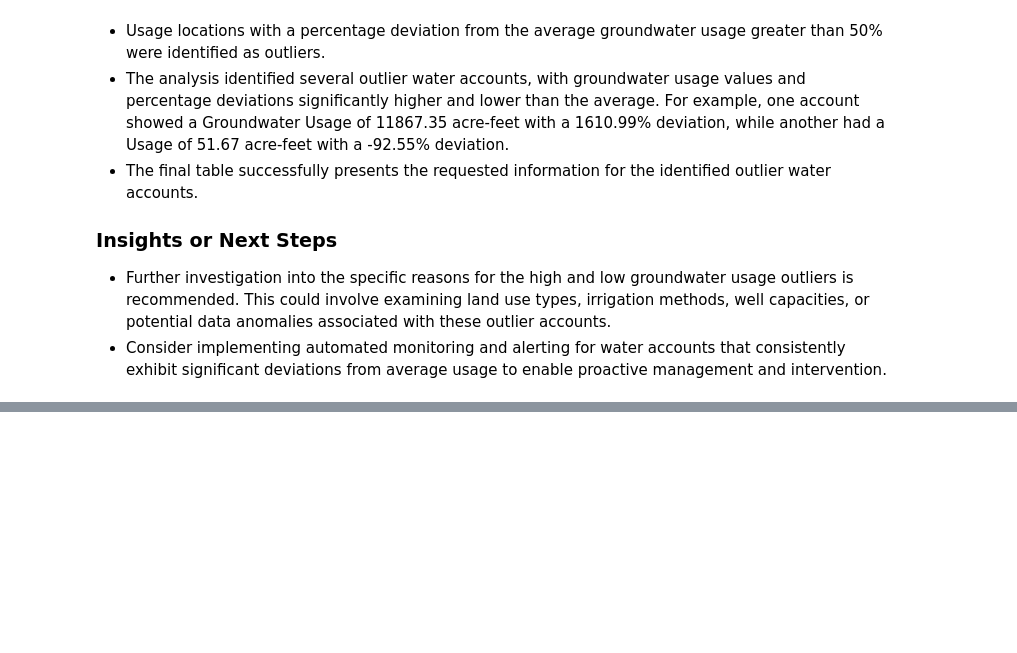
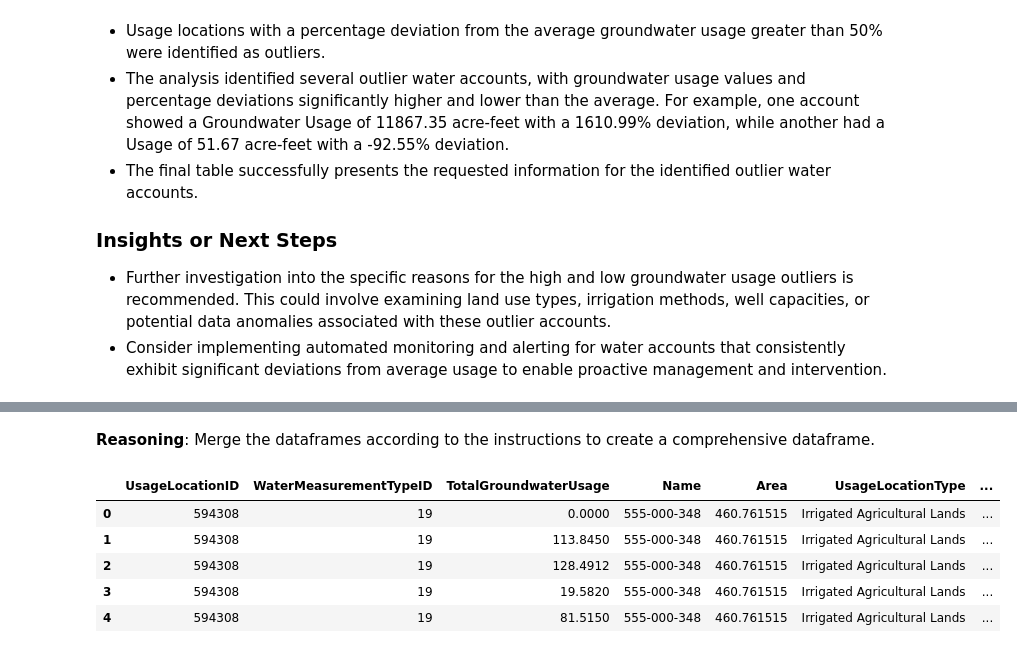
Before and after one commit to esassoc/qanat-community, a Jupyter notebook: Qanat.CommunityAPI/Examples/hackathon_2025_Use_Case_3.ipynb, the cells around one changed output, grey strips where cells are left out. Drawn from its saved outputs; the diff is of its cells as text; code cells hidden in the pictures; blank space fills up the shorter version.

```diff
--- a/Qanat.CommunityAPI/Examples/hackathon_2025_Use_Case_3.ipynb
+++ b/Qanat.CommunityAPI/Examples/hackathon_2025_Use_Case_3.ipynb
@@ -614,0 +618,20 @@ display(outlier_summary_table)
+# %%
+# Construct the API endpoint URL for water accounts
+water_accounts_path = '/geographies/{geographyID}/water-accounts'
+water_accounts_url = f"{base_url}{water_accounts_path.replace('{geographyID}', str(demo_geography_id))}"
+
+# Make the GET request
+print(f"Attempting to call: {water_accounts_url}")
+response = requests.get(water_accounts_url, headers=headers)
+
+# Raise an exception for bad status codes
+response.raise_for_status()
+
+# Parse the JSON response
+water_accounts_data = response.json()
+
+# Convert the parsed JSON data into a pandas DataFrame
+water_accounts_df = pd.DataFrame(water_accounts_data)
+
+# Display the head of the DataFrame
+display(water_accounts_df.head())
@@ -614,0 +651,38 @@ display(outlier_summary_table)
+# %% [markdown]
+**Reasoning**:
+Merge the dataframes according to the instructions to create a comprehensive dataframe.
+# %%
+# 1. Select relevant columns from water_measurements_df and rename
+water_measurements_selected = water_measurements_df[['UsageLocationID', 'WaterMeasurementTypeID', 'ReportedValueInAcreFeet']].rename(columns={'ReportedValueInAcreFeet': 'TotalGroundwaterUsage'})
+
+# 2. Select relevant columns from water_usage_df
+water_usage_selected = water_usage_df[['UsageLocationID', 'Name', 'Area', 'UsageLocationType', 'WaterAccountID']]
+
+# 3. Select relevant columns from parcels_df
+parcels_selected = parcels_df[['ParcelID', 'ParcelNumber', 'ParcelArea', 'OwnerName']]
+
+# 4. Select relevant columns from water_accounts_df
+water_accounts_selected = water_accounts_df[['WaterAccountID', 'WaterAccountNumber', 'WaterAccountName', 'WaterAccountContactName', 'ContactEmail', 'ContactPhoneNumber', 'FullAddress', 'GeographyID']]
+
+# 5. Merge water_measurements_selected and water_usage_selected
+combined_df = pd.merge(water_measurements_selected, water_usage_selected, on='UsageLocationID', how='left')
+
+# 6. Merge combined_df with parcels_selected (UsageLocationID in combined_df corresponds to ParcelID in parcels_df)
+combined_df = pd.merge(combined_df, parcels_selected, left_on='UsageLocationID', right_on='ParcelID', how='left')
+
+# Drop the redundant ParcelID column from the merge
+combined_df = combined_df.drop(columns=['ParcelID'])
+
+
+# 7. Merge the result with water_accounts_selected
+combined_df = pd.merge(combined_df, water_accounts_selected, on='WaterAccountID', how='left')
+
+# 8. Display the head of the final merged DataFrame
+display(combined_df.head())
+# %% [output]
+|  | UsageLocationID | WaterMeasurementTypeID | TotalGroundwaterUsage | Name | Area | UsageLocationType | ... |
+| 0 | 594308 | 19 | 0.0000 | 555-000-348 | 460.761515 | Irrigated Agricultural Lands | ... |
+| 1 | 594308 | 19 | 113.8450 | 555-000-348 | 460.761515 | Irrigated Agricultural Lands | ... |
+| 2 | 594308 | 19 | 128.4912 | 555-000-348 | 460.761515 | Irrigated Agricultural Lands | ... |
+| 3 | 594308 | 19 | 19.5820 | 555-000-348 | 460.761515 | Irrigated Agricultural Lands | ... |
+| 4 | 594308 | 19 | 81.5150 | 555-000-348 | 460.761515 | Irrigated Agricultural Lands | ... |
```
Also changed, not shown: parts of 54 cells of this notebook.
